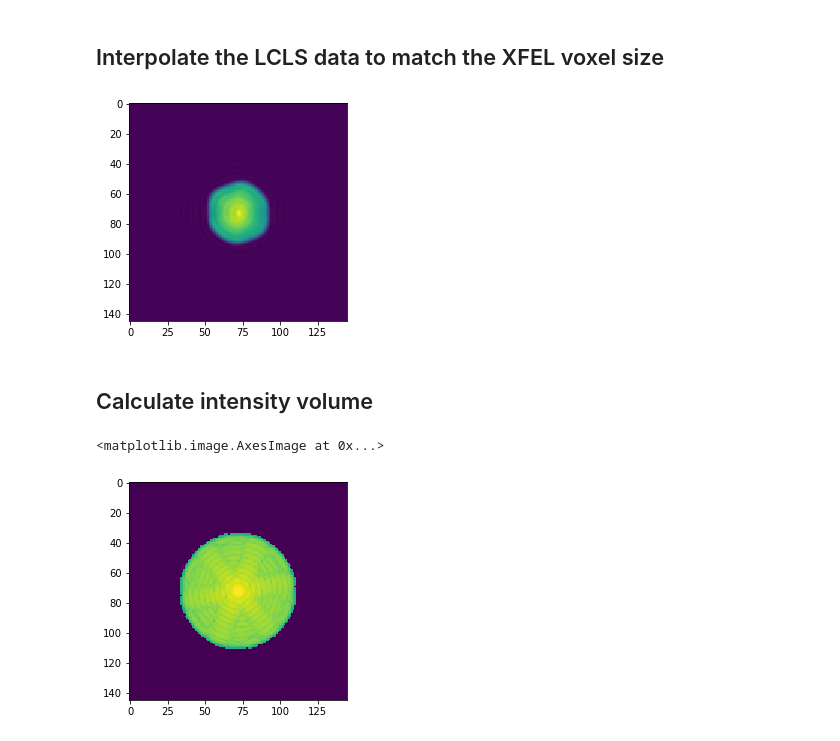
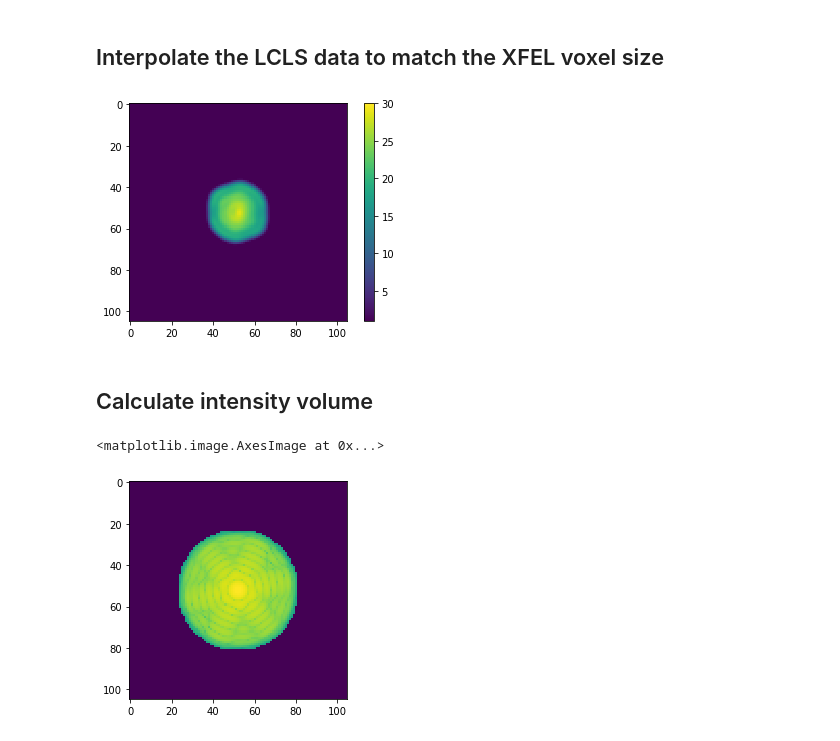
Before and after one commit to FXIhub/xfel2145, a Jupyter notebook: analysis/3d_assembly/read-lcls-data.ipynb, the cells around one changed output. Drawn from its saved outputs; the diff is of its cells as text; code cells hidden in the pictures.

```diff
--- a/analysis/3d_assembly/read-lcls-data.ipynb
+++ b/analysis/3d_assembly/read-lcls-data.ipynb
@@ -44,7 +42,7 @@ For the LCLS data, the real space voxels have a size of 9.71 nm
 # %%
 photon_energy_xfel = 6.01 # keV
 wavelength_xfel = 1240. / photon_energy_xfel / 1e3 # nm
-boxsize_xfel = 145
+boxsize_xfel = 105
 max_radius_xfel = boxsize_xfel * 0.2 / 2. # mm
 distance_xfel = 705 # mm
 dx_xfel = .5 / ((2*np.sin(np.arctan2(max_radius_xfel, distance_xfel)/2.)) / wavelength_xfel) # nm
@@ -56,8 +54,10 @@ For the XFEL data, the real space voxels should have a size of 5.02
 ## Interpolate the LCLS data to match the XFEL voxel size
 # %%
 import scipy.ndimage as ndimage
+# %%
+scaling = 1.0
 # %%
-new_volume = ndimage.zoom(volume, dx_lcls/dx_xfel, order=1, mode='nearest')
+new_volume = ndimage.zoom(volume, scaling * dx_lcls/dx_xfel, order=1, mode='nearest')
 c = (new_volume.shape[0] - boxsize_xfel)/2.
 l = int(np.floor(c))
 r = int(np.ceil(c))
@@ -66,15 +66,16 @@ new_volume = new_volume[l:-r,l:-r,l:-r]
 n = new_volume.shape[0]
 xx,yy,zz = np.meshgrid(np.arange(n)-n//2, np.arange(n)-n//2, np.arange(n)-n//2, indexing='ij')
 rr = np.sqrt(xx**2 + yy**2 + zz**2)
-mm = (rr < 35).astype(np.float64)
+mm = (rr < 25).astype(np.float64)
 mask = ndimage.gaussian_filter(mm,1)
 # %%
 new_volume = np.fft.ifftn(np.fft.ifftshift(np.fft.fftshift(np.fft.fftn(new_volume)) * mask)).real
 # %%
-plt.imshow(new_volume[new_volume.shape[0]//2].real)
+plt.imshow(new_volume[new_volume.shape[0]//2].real, vmin=1, vmax=30)
+plt.colorbar()
 plt.show()
 # %% [output]
-[figure, old version]
+[figure, new version]
 # %%
 import mrcfile
 with mrcfile.new(filename[:-3] + '_interp' + '.mrc', overwrite=True) as mrc:
@@ -84,10 +85,10 @@ with mrcfile.new(filename[:-3] + '_interp' + '.mrc', overwrite=True) as mrc:
 # %%
 intensity = np.fft.fftshift(np.abs(np.fft.fftn(new_volume))**2)
 # %%
-plt.imshow(intensity[:,:,72], norm=colors.LogNorm())
+plt.imshow(intensity[:,:,new_volume.shape[0]//2], norm=colors.LogNorm())
 # %% [output]
 <matplotlib.image.AxesImage at 0x...>
-[figure, old version]
+[figure, new version]
 # %%
 with mrcfile.new(path_to_lcls + 'intensities_interp.mrc', overwrite=True) as mrc:
     mrc.set_data(intensity.astype(np.float32))
```
Also changed, not shown: parts of 3 cells of this notebook, 2 other files.
